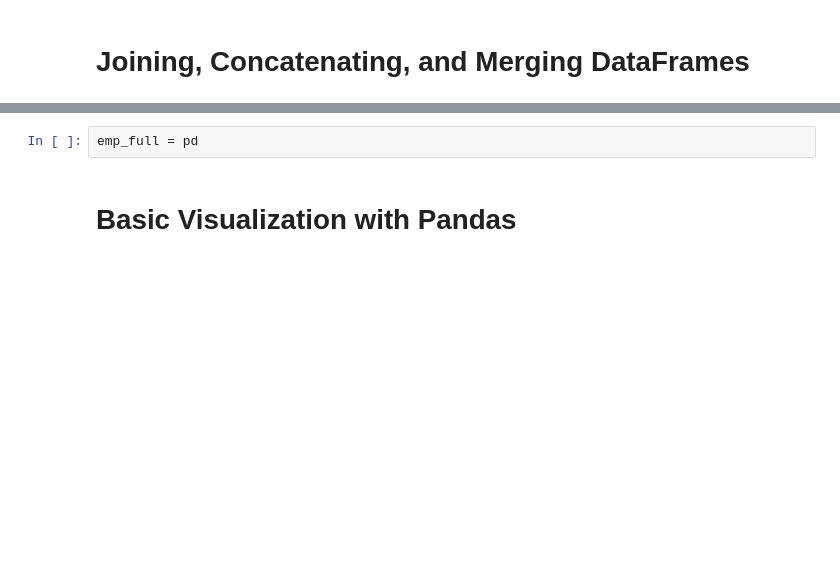
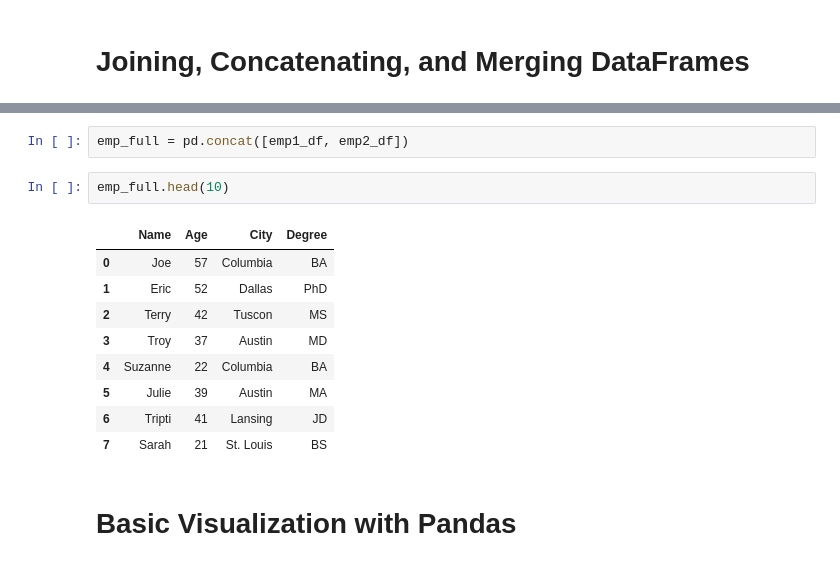
Before and after one commit to gregbott/Python_For_Business_Students, a Jupyter notebook: Pandas.ipynb, the cells around one changed output, grey strips where cells are left out. Drawn from its saved outputs; the diff is of its cells as text; blank space fills up the shorter version.

```diff
--- a/Pandas.ipynb
+++ b/Pandas.ipynb
@@ -1113,5 +594,17 @@ emp2_df
 # %%
-emp_full = pd
+emp_full = pd.concat([emp1_df, emp2_df])
+# %%
+emp_full.head(10)
+# %% [output]
+|  | Name | Age | City | Degree |
+| 0 | Joe | 57 | Columbia | BA |
+| 1 | Eric | 52 | Dallas | PhD |
+| 2 | Terry | 42 | Tuscon | MS |
+| 3 | Troy | 37 | Austin | MD |
+| 4 | Suzanne | 22 | Columbia | BA |
+| 5 | Julie | 39 | Austin | MA |
+| 6 | Tripti | 41 | Lansing | JD |
+| 7 | Sarah | 21 | St. Louis | BS |
 # %% [markdown]
 # Basic Visualization with Pandas
 # %% [markdown]
```
Also changed, not shown: parts of 88 cells of this notebook.
